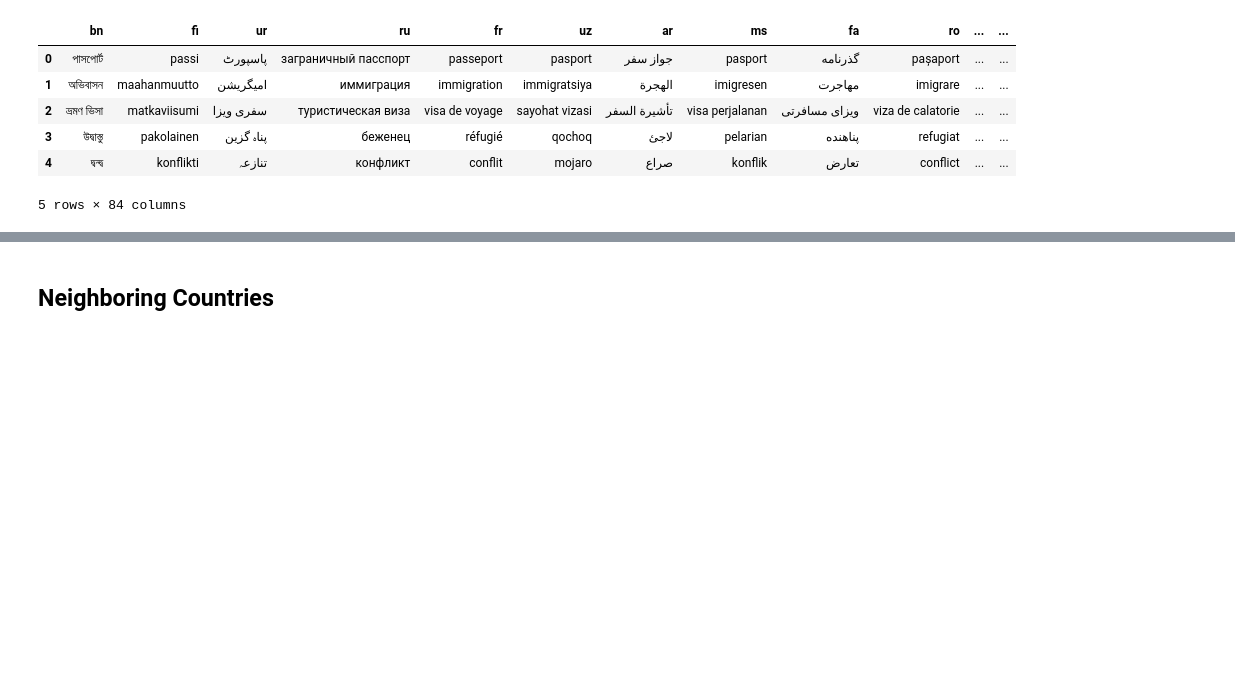
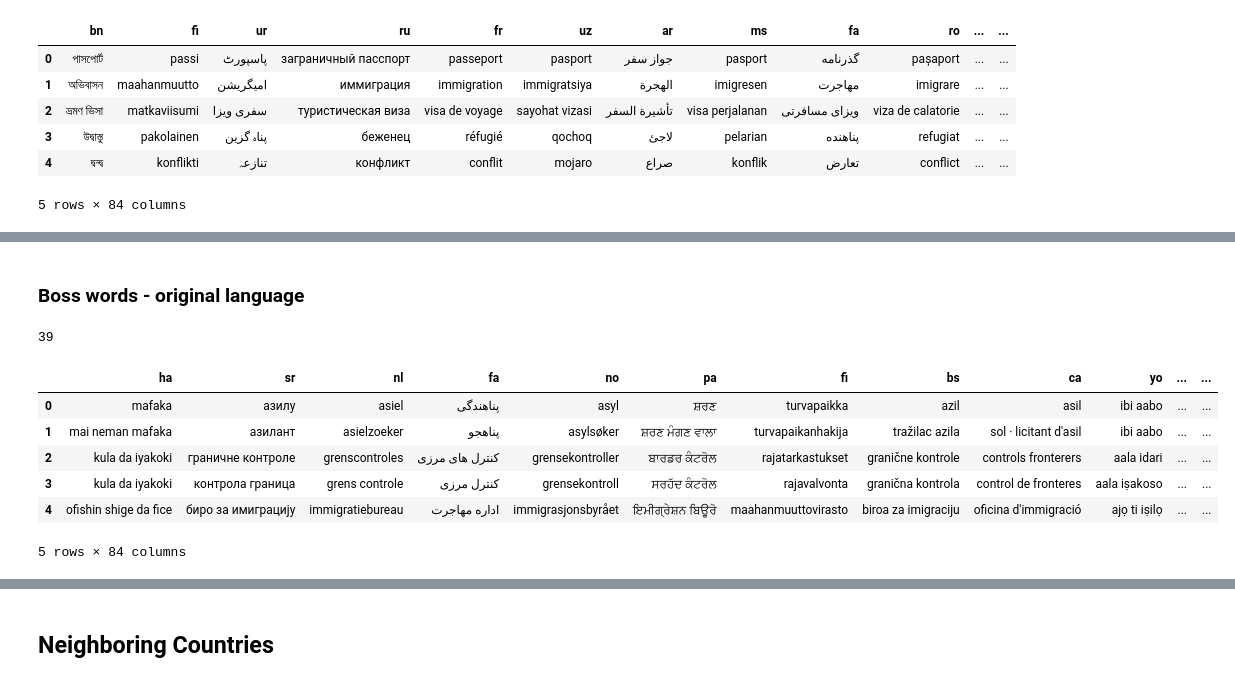
Before and after one commit to 4Freye/refugees, a Jupyter notebook: notebooks/trends/02_get_trends_data.ipynb, the cells around one changed output, grey strips where cells are left out. Saved outputs shown, nothing was run; the diff lists cells and outputs as text; code cells hidden in the pictures; blank space fills up the shorter version.

Commit message:
boss keywords update

```diff
--- a/notebooks/trends/02_get_trends_data.ipynb
+++ b/notebooks/trends/02_get_trends_data.ipynb
@@ -374,3 +348,46 @@ semantic_trends_df.to_csv("data/semantic_keywords_OL_2_detailed.csv", index=Fals
 # df = df_1.append(df_2, ignore_index=True).append(df_3, ignore_index=True)
 # df = df.drop(columns=["Unnamed: 0"])
 # df.to_csv("data/semantic_keywords_trends_EN.csv")
+# %% [markdown]
+### Boss words - original language
+# %%
+semantic_keywords = pd.read_csv('boss_words.csv')
+countries = pd.read_csv('../../data/data.csv', engine='pyarrow').drop_duplicates('iso_o').Country_o
+import country_converter as coco
+iso2_countries = coco.convert(countries, to='iso2')
+# %%
+semantic_keywords = semantic_keywords[semantic_keywords["consider alone"]==1].reset_index()
+len(semantic_keywords.list)
+# %% [output]
+39
+# %%
+# list of all unique languages:
+unique_languages = pd.Series(list(set(list(itertools.chain(*country_language_dict.values())))), name='language')
+
+# list of language codes from googletrans
+langcodes = pd.DataFrame.from_dict(LANGCODES, orient='index', columns=['code'])
+langcodes.index = langcodes.index.str.capitalize()
+
+refugee_lang = unique_languages.to_frame().merge(langcodes, left_on='language', right_index=True, how='left')
+
+refugee_lang.dropna(inplace=True)
+
+refugee_lang_not_en = refugee_lang[refugee_lang['code'] != 'en']
+# %%
+translated_keywords = refugee_lang_not_en['code'].swifter.apply(lambda x: trends_helpers.translate_keywords_list(lst = semantic_keywords.list, lang= x))
+# %%
+columns = list(refugee_lang_not_en['code'])
+
+df = pd.concat([pd.DataFrame(sublist, columns=[col]) for sublist, col in zip(translated_keywords, columns)], axis=1)
+
+df['en']=semantic_keywords.list
+
+df.head()
+# %% [output]
+|  | ha | sr | nl | fa | no | pa | fi | bs | ca | yo | ... | ... |
+| 0 | mafaka | азилу | asiel | پناهندگی | asyl | ਸ਼ਰਣ | turvapaikka | azil | asil | ibi aabo | ... | ... |
+| 1 | mai neman mafaka | азилант | asielzoeker | پناهجو | asylsøker | ਸ਼ਰਣ ਮੰਗਣ ਵਾਲਾ | turvapaikanhakija | tražilac azila | sol · licitant d'asil | ibi aabo | ... | ... |
+| 2 | kula da iyakoki | граничне контроле | grenscontroles | کنترل های مرزی | grensekontroller | ਬਾਰਡਰ ਕੰਟਰੋਲ | rajatarkastukset | granične kontrole | controls fronterers | aala idari | ... | ... |
+| 3 | kula da iyakoki | контрола граница | grens controle | کنترل مرزی | grensekontroll | ਸਰਹੱਦ ਕੰਟਰੋਲ | rajavalvonta | granična kontrola | control de fronteres | aala iṣakoso | ... | ... |
+| 4 | ofishin shige da fice | биро за имиграцију | immigratiebureau | اداره مهاجرت | immigrasjonsbyrået | ਇਮੀਗ੍ਰੇਸ਼ਨ ਬਿਊਰੋ | maahanmuuttovirasto | biroa za imigraciju | oficina d'immigració | ajọ ti iṣilọ | ... | ... |
+5 rows × 84 columns
```
Also changed, not shown: parts of 10 cells of this notebook, 4 other files.
